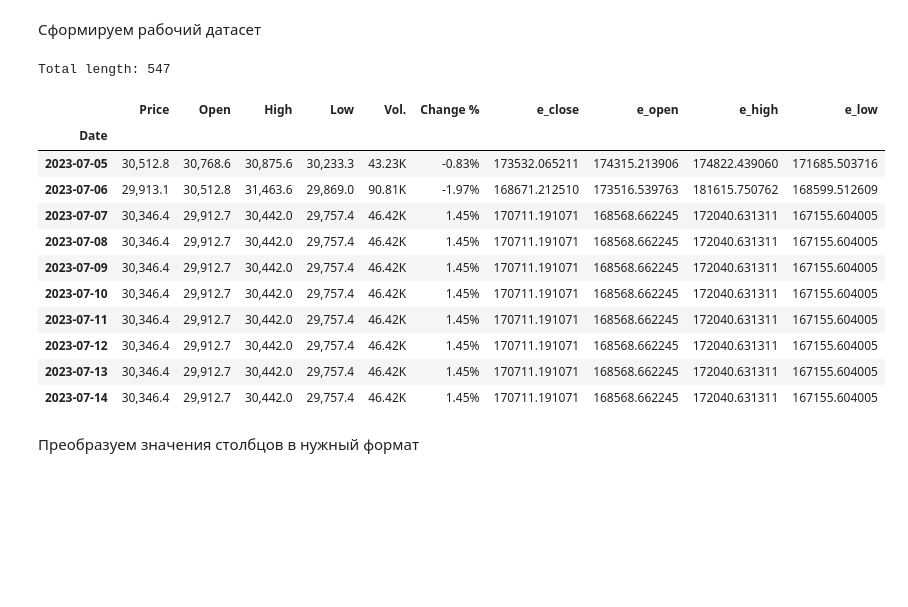
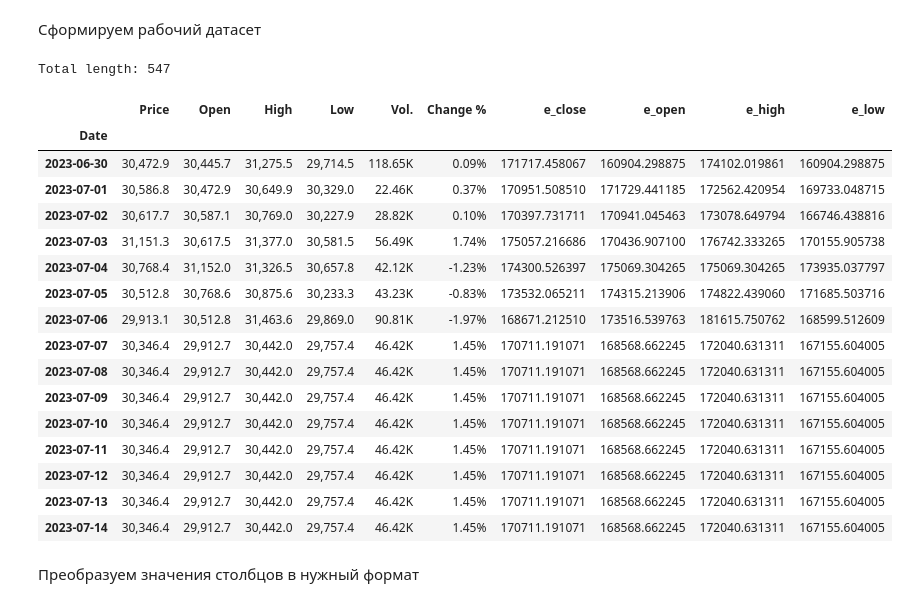
Before and after one commit to week8day/bitcoin-prediction, a Jupyter notebook: BTC_prediction_catboost.ipynb, the cells around one changed output. Cells and saved outputs as stored; diff of their text form; code cells hidden in the pictures; blank space fills up the shorter version.

```diff
--- a/BTC_prediction_catboost.ipynb
+++ b/BTC_prediction_catboost.ipynb
@@ -62,23 +62,28 @@ e_df = pd.read_csv('https://raw.githubusercontent.com/week8day/bitcoin-predictio
 # %%
 data = df.copy()
 
 print('Total length:', len(data))
 
 # сортируем датасеты по дате
 data = data.sort_index()
 e_df = e_df.sort_index()
 
 # добавляем в основной датасет данные из датасета для Ethereum
 data['e_close'] = e_df['e_close']
 data['e_open'] = e_df['e_open']
 data['e_high'] = e_df['e_high']
 data['e_low'] = e_df['e_low']
 
-data.tail(10)
+data.tail(15)
 # %% [output]
 Total length: 547
 |  | Price | Open | High | Low | Vol. | Change % | e_close | e_open | e_high | e_low |
 | Date |  |  |  |  |  |  |  |  |  |  |
+| 2023-06-30 | 30,472.9 | 30,445.7 | 31,275.5 | 29,714.5 | 118.65K | 0.09% | 171717.458067 | 160904.298875 | 174102.019861 | 160904.298875 |
+| 2023-07-01 | 30,586.8 | 30,472.9 | 30,649.9 | 30,329.0 | 22.46K | 0.37% | 170951.508510 | 171729.441185 | 172562.420954 | 169733.048715 |
+| 2023-07-02 | 30,617.7 | 30,587.1 | 30,769.0 | 30,227.9 | 28.82K | 0.10% | 170397.731711 | 170941.045463 | 173078.649794 | 166746.438816 |
+| 2023-07-03 | 31,151.3 | 30,617.5 | 31,377.0 | 30,581.5 | 56.49K | 1.74% | 175057.216686 | 170436.907100 | 176742.333265 | 170155.905738 |
+| 2023-07-04 | 30,768.4 | 31,152.0 | 31,326.5 | 30,657.8 | 42.12K | -1.23% | 174300.526397 | 175069.304265 | 175069.304265 | 173935.037797 |
 | 2023-07-05 | 30,512.8 | 30,768.6 | 30,875.6 | 30,233.3 | 43.23K | -0.83% | 173532.065211 | 174315.213906 | 174822.439060 | 171685.503716 |
 | 2023-07-06 | 29,913.1 | 30,512.8 | 31,463.6 | 29,869.0 | 90.81K | -1.97% | 168671.212510 | 173516.539763 | 181615.750762 | 168599.512609 |
 | 2023-07-07 | 30,346.4 | 29,912.7 | 30,442.0 | 29,757.4 | 46.42K | 1.45% | 170711.191071 | 168568.662245 | 172040.631311 | 167155.604005 |
```
Also changed, not shown: parts of 41 cells of this notebook.
